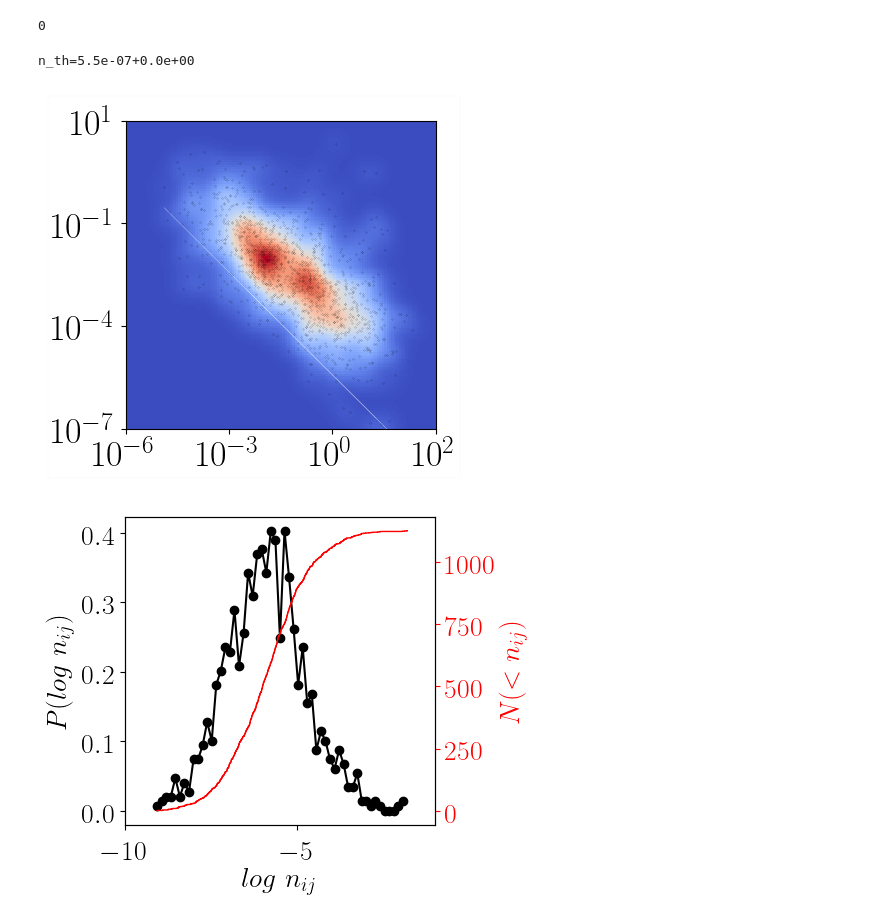
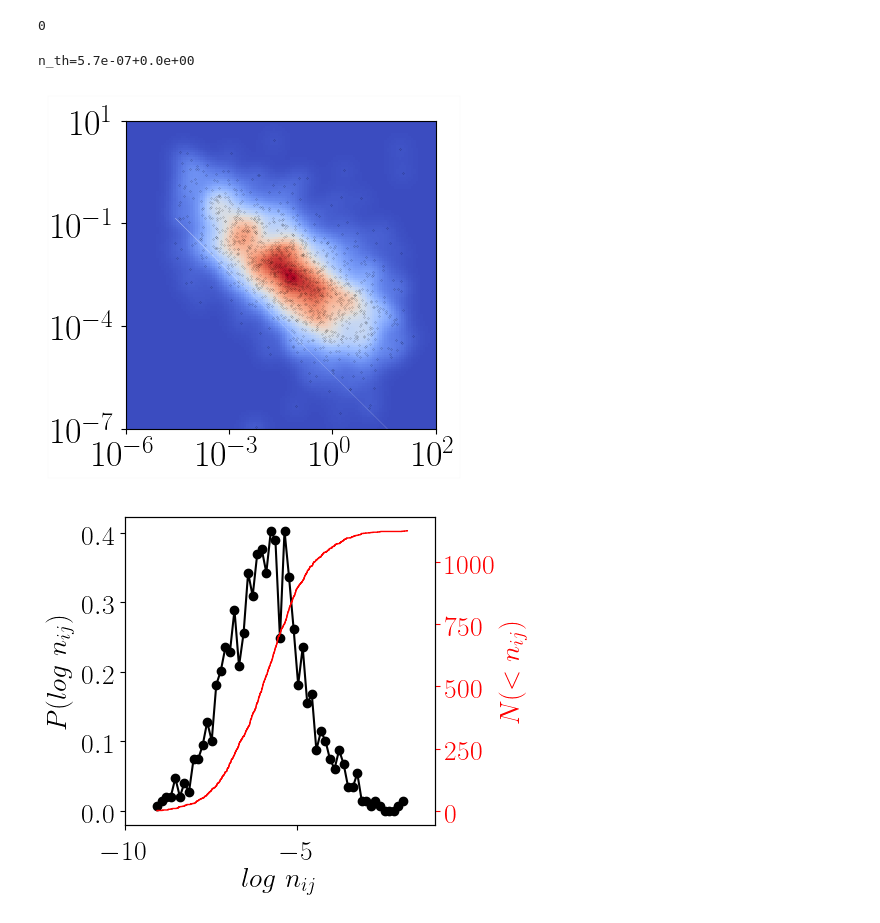
Before and after one commit to kkarimi62/Swarm, a Jupyter notebook: Fillmore2015.ipynb, the cells around one changed output. Saved outputs shown, nothing was run; the diff lists cells and outputs as text; code cells hidden in the pictures.

```diff
--- a/Fillmore2015.ipynb
+++ b/Fillmore2015.ipynb
@@ -1853,7 +1958,7 @@ RMAX=1
 swarm_lohi = DataFrameSubSet( swarm, #--- complete catalog
                              'magnitude',
                              ( mc, sys.maxint ) )
-swarm_lohi = proGetCartesian( swarm_lohi )
+swarm_lohi = GetCartesian( swarm_lohi )
 swarm_lohi.reset_index(inplace=True,drop=True)
 
 
@@ -1952,35 +2057,35 @@ for nn, index, title in zip([ Nij_rnd, Nij_rnd ],xrange(1),['actual','randomized
     (nij_copy['R*'] < 10**RMAX )]
     #--- mapping
     xx=ax.axis()[0]+(ax.axis()[1]-ax.axis()[0])*(np.log10(nij_copy['T*'])-TMIN)/(TMAX-TMIN)
     yy=ax.axis()[2]+(ax.axis()[3]-ax.axis()[2])*(np.log10(nij_copy['R*'])-RMIN)/(RMAX-RMIN)
     ax.set_xlim(ax.axis()[0],ax.axis()[1])
     ax.set_ylim(ax.axis()[2],ax.axis()[3])
     #--- plot
     DrawFrame(ax, (0.25,0.08),(0.16,0.08),0.01)
     ax.scatter(xx,
               yy,
                alpha=1,color='black',s=0.01)
     #--- draw the separation line
     xx=ax.axis()[0]+(ax.axis()[1]-ax.axis()[0])*(np.log10(nij_copy['T*'])-TMIN)/(TMAX-TMIN)
     yy=ax.axis()[2]+(ax.axis()[3]-ax.axis()[2])*(np.log10(n_thresh/nij_copy['T*'])-RMIN)/(RMAX-RMIN)
 #    print len(xx)
 #    xx=xx[0:-1:300]
 #    yy=yy[0:-1:300]
 #    print len(xx)
     ax.plot( xx, yy,color='white',linewidth=0.1)
 
 #fig.savefig('%s/densityMaps.png'%DIR_OUTPT_figs,bbox_inches='tight',dpi=150)
 #---
 mpl.rcParams.update(mpl.rcParamsDefault)
 warnings.filterwarnings('ignore') #--- get rid of warnings
 rc('text', usetex=True)
 font = {'size'   : 20}
 matplotlib.rc('font', **font)
 
 plt.show()
 # %% [output]
-n_th=5.5e-07+0.0e+00
+n_th=5.7e-07+0.0e+00
-[figure, old version]
+[figure, new version]
 # %%
 #--- histogram
 nn=np.log10(nij['R*']*nij['T*'])
```
Also changed, not shown: parts of 15 cells of this notebook, 42 other files.
